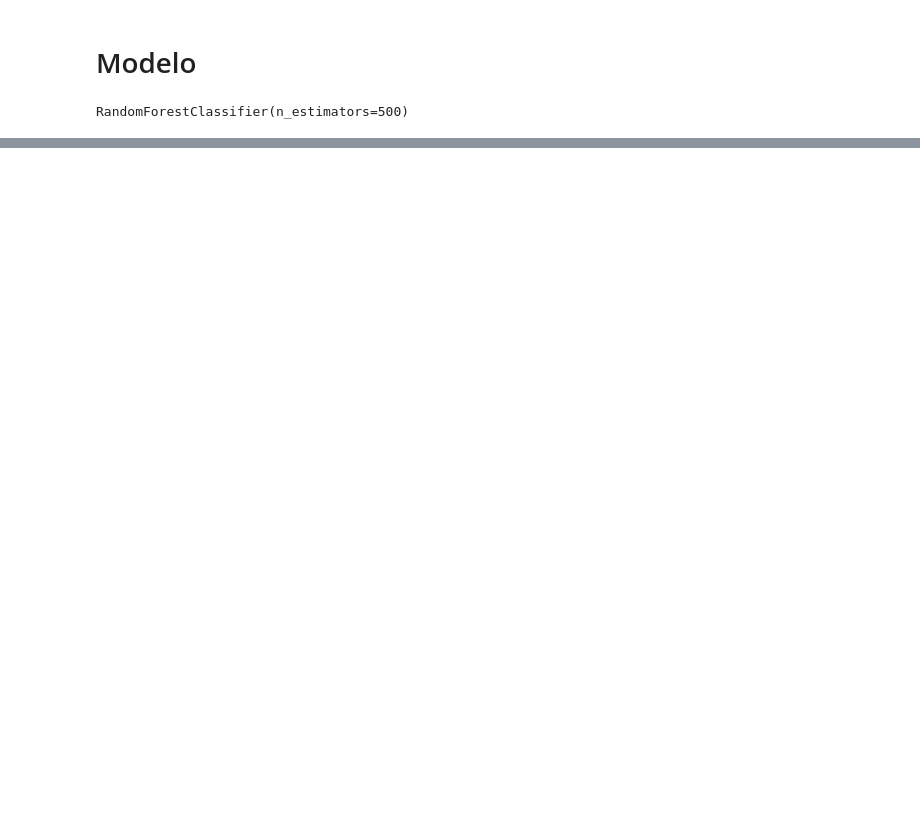
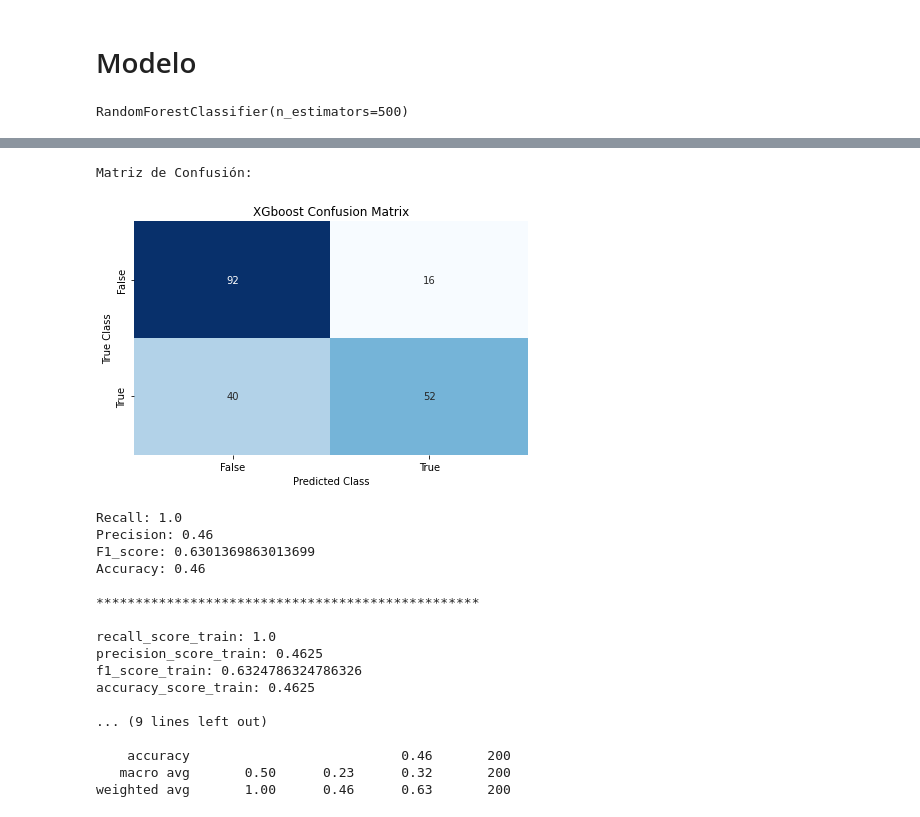
Before and after one commit to Factoria-F5-AI-Bootcamp-1-Edicion/NLP_Verbo, a Jupyter notebook: EDA_Verbo.ipynb, the cells around one changed output, grey strips where cells are left out. Cells and saved outputs as stored; diff of their text form; code cells hidden in the pictures; blank space fills up the shorter version.

```diff
--- a/EDA_Verbo.ipynb
+++ b/EDA_Verbo.ipynb
@@ -544,0 +628,77 @@ resultados.filter(regex = '(param*|mean_t)') \
+# %%
+predict_lgbm = LGBM.predict(x_test_tfidf)
+predict2_lgbm = LGBM.predict(x_train_tfidf)
+# %%
+#Matriz de confusion
+
+print()
+print(f"Matriz de Confusión:")
+print()
+
+con_matrix = confusion_matrix(test_labels, predict_nb)
+classes_names = ['False', 'True']
+con_matrix_ConfusionMatrix = pd.DataFrame(con_matrix, index=classes_names, columns=classes_names)
+
+sns.heatmap(con_matrix_ConfusionMatrix, annot=True, cbar=None, cmap="Blues", fmt = 'g')
+plt.title("XGboost Confusion Matrix")
+plt.tight_layout()
+plt.ylabel("True Class")
+plt.xlabel("Predicted Class")
+plt.show()
+
+#Metricas de test
+
+accur = accuracy_score(test_labels, predict_lgbm)
+preci = precision_score(test_labels, predict_lgbm)
+recal = recall_score(test_labels, predict_lgbm)
+f1 = f1_score(test_labels, predict_lgbm)
+class_repor = classification_report(test_labels, predict_lgbm)
+
+
+#Metricas de train
+
+accur_train = accuracy_score(train_labels, predict2_lgbm)
+preci_train = precision_score(train_labels, predict2_lgbm)
+recal_train = recall_score(train_labels, predict2_lgbm)
+f1_train = f1_score(train_labels, predict2_lgbm)
+
+
+print()
+print(f"Recall: {recal}")
+print(f"Precision: {preci}")
+print(f"F1_score: {f1}")
+print(f"Accuracy: {accur}")
+print()
+print("*************************************************")
+print()
+print(f"recall_score_train: {recal_train}")
+print(f"precision_score_train: {preci_train}")
+print(f"f1_score_train: {f1_train}")
+print(f"accuracy_score_train: {accur_train}")
+print()
+print("Overfitting {:.2f} % ".format(((accur - accur_train)/accur) *100))
+print("-----------------------------------------------------")
+print()
+print(f"Reporte de Clasificación:")
+print()
+print(classification_report(predict_lgbm,test_labels))
+# %% [output]
+Matriz de Confusión:
+[figure, added]
+Recall: 1.0
+Precision: 0.46
+F1_score: 0.6301369863013699
+Accuracy: 0.46
+
+*************************************************
+
+recall_score_train: 1.0
+precision_score_train: 0.4625
+f1_score_train: 0.6324786324786326
+accuracy_score_train: 0.4625
+
+... (9 lines left out)
+
+    accuracy                           0.46       200
+   macro avg       0.50      0.23      0.32       200
+weighted avg       1.00      0.46      0.63       200
```
Also changed, not shown: parts of 14 cells of this notebook.
